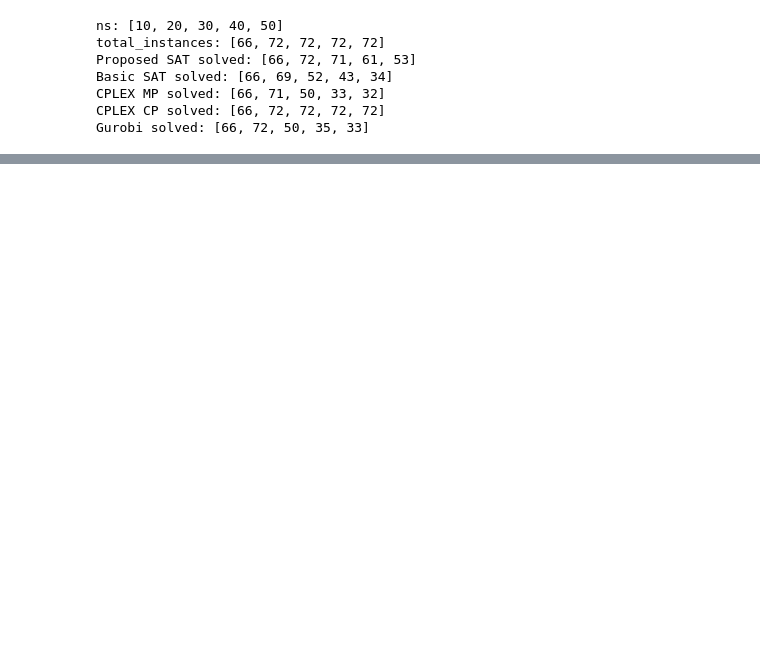
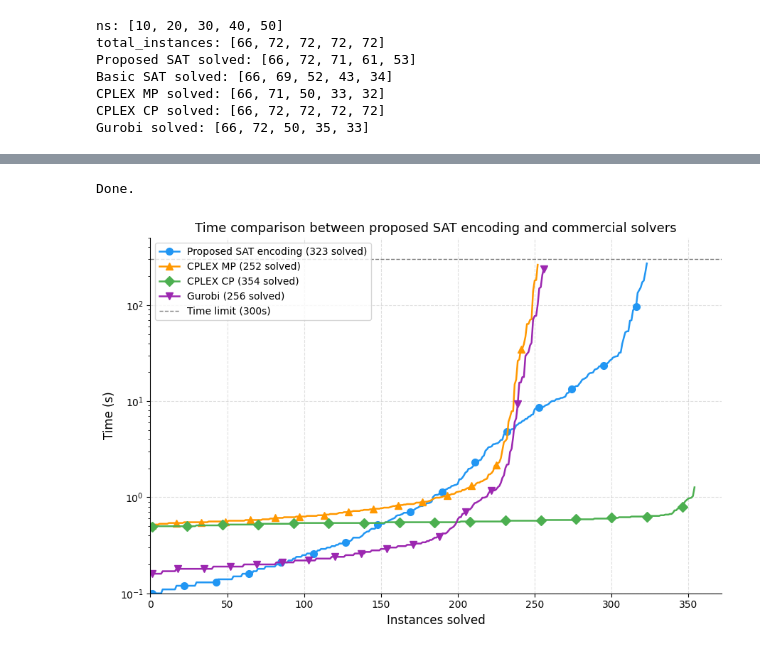
Before and after one commit to lampham04/SAT-JobScheduling, a Jupyter notebook: result_data_extract/extract.ipynb, the cells around one changed output, grey strips where cells are left out. Saved outputs shown, nothing was run; the diff lists cells and outputs as text; code cells hidden in the pictures; blank space fills up the shorter version.

```diff
--- a/result_data_extract/extract.ipynb
+++ b/result_data_extract/extract.ipynb
@@ -78,0 +125,62 @@ Name: BSAT, Length: 354, dtype: float64
+# %%
+import matplotlib.pyplot as plt
+import numpy as np
+
+THRESHOLD = 299.9
+
+# Fill in your flat time lists here
+times = {
+    'Proposed SAT encoding': df['SAT TIME (s)'],
+    'CPLEX MP':     df['MP TIME (s)'],
+    'CPLEX CP':     df['CP TIME (s)'],
+    'Gurobi':       df['GUROBI TIME (s)'],
+}
+
+colors = {
+    'Proposed SAT encoding': '#2196F3',
+    'CPLEX MP':     '#FF9800',
+    'CPLEX CP':     '#4CAF50',
+    'Gurobi':       '#9C27B0',
+}
+
+markers = {
+    'Proposed SAT encoding': 'o',
+    'CPLEX MP':     '^',
+    'CPLEX CP':     'D',
+    'Gurobi':       'v',
+}
+
+fig, ax = plt.subplots(figsize=(9, 6))
+
+for label, t_list in times.items():
+    solved_times = sorted(t for t in t_list if t < THRESHOLD)
+    if not solved_times:
+        continue
+    ax.plot(range(1, len(solved_times) + 1), solved_times,
+            label=f'{label} ({len(solved_times)} solved)',
+            color=colors[label],
+            marker=markers[label],
+            markevery=max(1, len(solved_times) // 15),
+            markersize=7,
+            linewidth=1.8)
+
+ax.set_xlabel('Instances solved', fontsize=12)
+ax.set_ylabel('Time (s)', fontsize=12)
+ax.set_title('Time comparison between proposed SAT encoding and commercial solvers', fontsize=13)
+ax.set_xlim(left=0)
+ax.set_ylim(0.1, 500)  # log scale needs positive lower bound
+ax.set_yscale('log')
+ax.axhline(y=300, color='gray', linestyle='--',
+           linewidth=1, label='Time limit (300s)')
+ax.legend(fontsize=10, loc='upper left')
+ax.grid(linestyle='--', alpha=0.4)
+ax.spines['top'].set_visible(False)
+ax.spines['right'].set_visible(False)
+
+plt.tight_layout()
+plt.savefig('commercial_cactus.png', dpi=300, bbox_inches='tight')
+plt.savefig('commercial_cactus.pdf', dpi=300, bbox_inches='tight')
+print("Done.")
+# %% [output]
+Done.
+[figure, added]
```
Also changed, not shown: parts of 7 cells of this notebook, 4 other files.
